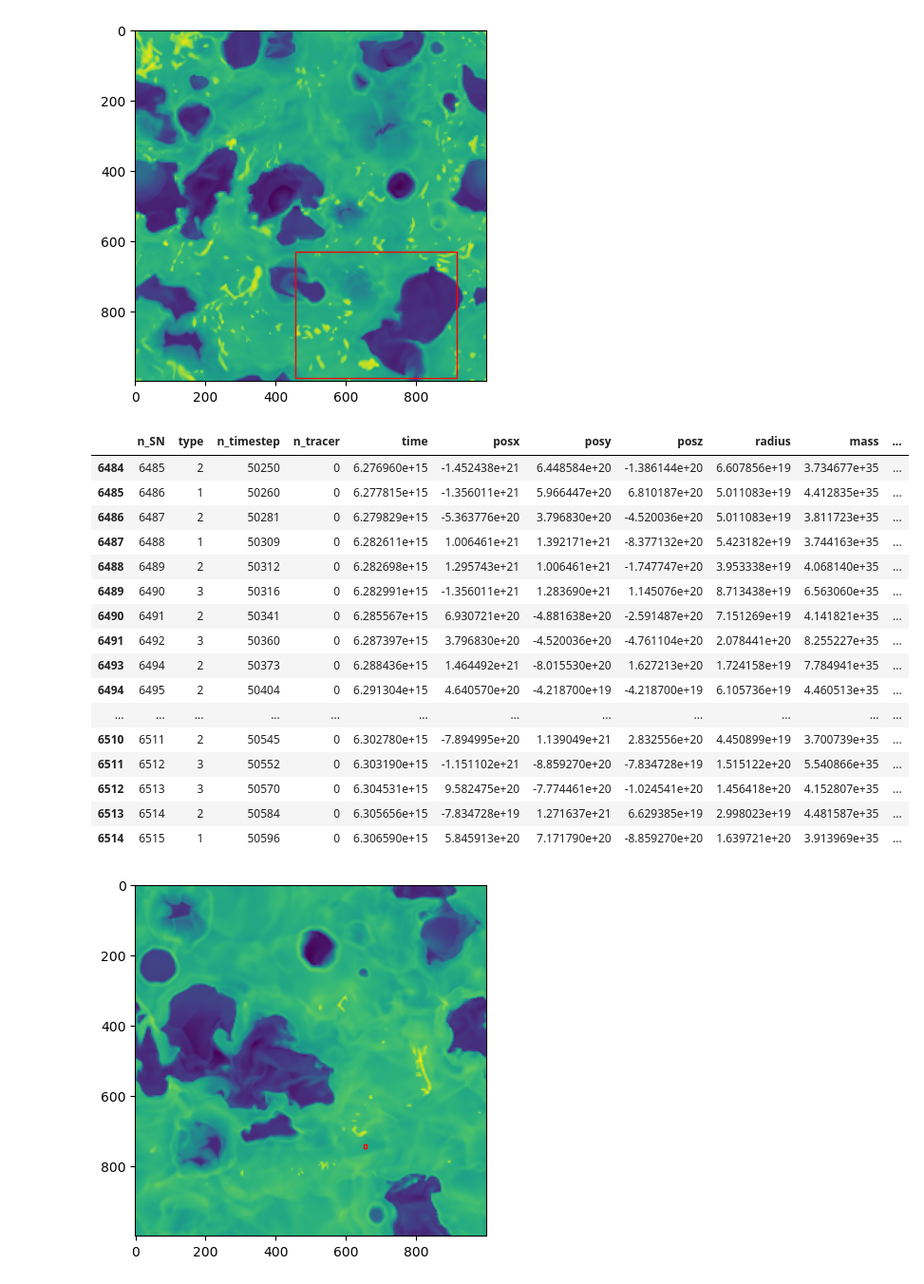
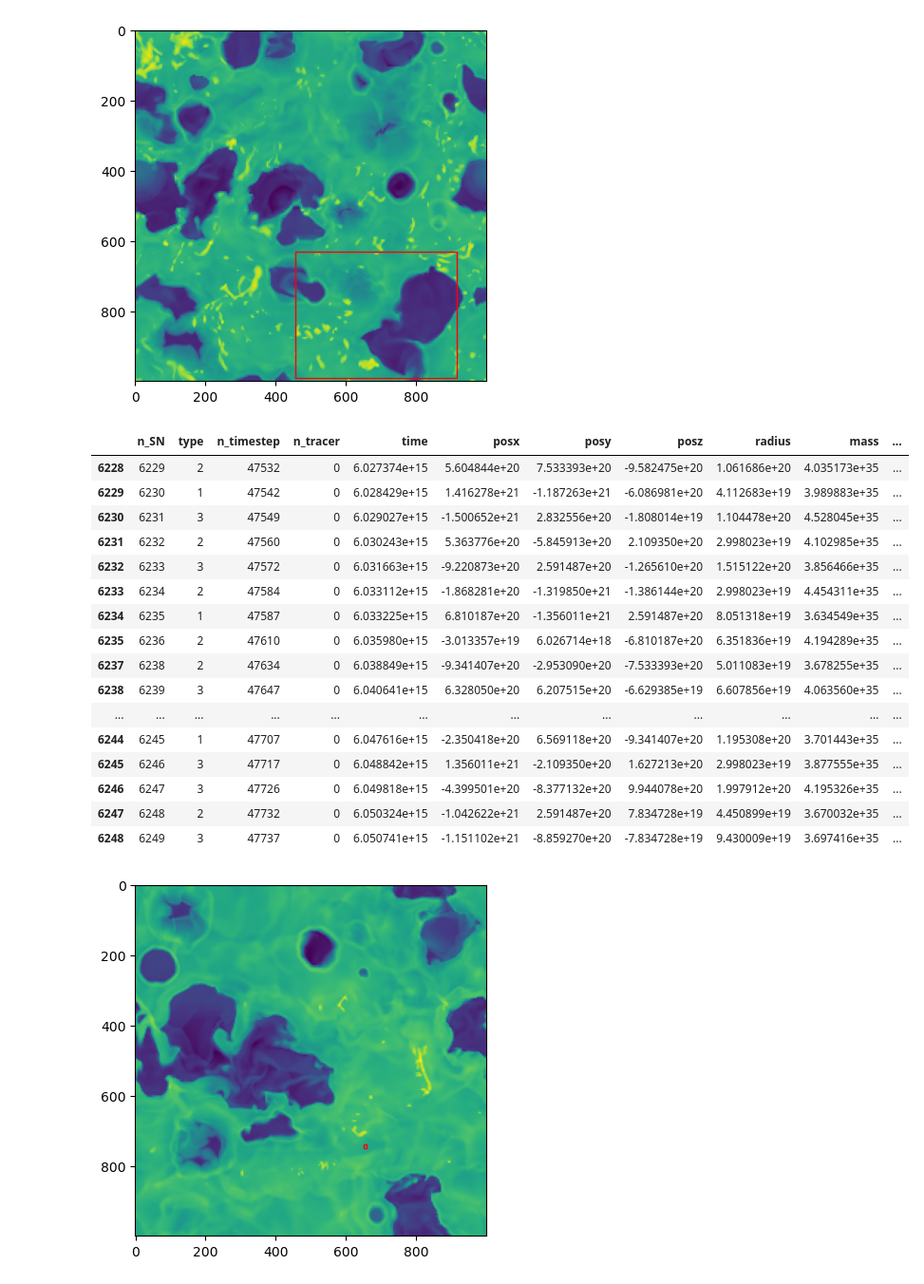
Before and after one commit to Joycelyn-Chen/Astro-Phase-Diagram, a Jupyter notebook: Scripts/tracing_SN_events.ipynb, the cells around one changed output. Shown at 95% size. Cells and saved outputs as stored; diff of their text form; code cells hidden in the pictures.

```diff
--- a/Scripts/tracing_SN_events.ipynb
+++ b/Scripts/tracing_SN_events.ipynb
@@ -60,16 +74,16 @@ import os
 
 # List all .dat files in the current directory
 # CV lab
-# dat_file_root = "/home/joy0921/Desktop/2023S/Dataset/SNfeedback"
+dat_file_root = "/home/joy0921/Desktop/Dataset/SNfeedback"
 
 # Compute2.idsl
-dat_file_root = "/home/joy0921/Desktop/Dataset/SNfeedback"
+# dat_file_root = "/home/joy0921/Desktop/Dataset/SNfeedback"
 
 # Mac
 # dat_file_root = "/Users/joycelynchen/Desktop/UBC/Research/Program/AstroSegTrack/Data/SNfeedback"
 
 # dat_files = glob(os.path.join(dat_file_root, "*.dat"))
-dat_files = ["/home/joy0921/Desktop/Dataset/SNfeedback/SNfeedback.dat"]
+dat_files = [os.path.join(dat_file_root, "SNfeedback.dat")]
 
 
 # Initialize an empty DataFrame
@@ -188,34 +202,34 @@ low_x0, low_y0 = low_x0 - 500, low_y0 - 500
 # %%
 low_x0, low_y0, low_w, low_h, bottom_z, top_z = -500, -500, 1000, 1000, -500, 500
 # %%
-start_yr = 199
-end_yr = 200
+start_yr = 191.1
+end_yr = 191.9
 
 # Filter data based on specified conditions
 filtered_data = filter_data(all_data[(all_data['time_Myr'] >= start_yr) & (all_data['time_Myr'] <= end_yr)],
                             (low_x0, low_y0, low_w, low_h, bottom_z, top_z))
 # filtered_data = filter_data(all_data[(all_data['time_Myr'] >= start_yr) & (all_data['time_Myr'] <= end_yr)], (-92, -101, 50, 50, -400, 400))
 
 
 # Print the resulting DataFrame
 filtered_data
 # filtered_data.iloc[0]["posx_pc"]
 # %% [output]
 |  | n_SN | type | n_timestep | n_tracer | time | posx | posy | posz | radius | mass | ... |
-| 6484 | 6485 | 2 | 50250 | 0 | 6.276960e+15 | -1.452438e+21 | 6.448584e+20 | -1.386144e+20 | 6.607856e+19 | 3.734677e+35 | ... |
-| 6485 | 6486 | 1 | 50260 | 0 | 6.277815e+15 | -1.356011e+21 | 5.966447e+20 | 6.810187e+20 | 5.011083e+19 | 4.412835e+35 | ... |
-| 6486 | 6487 | 2 | 50281 | 0 | 6.279829e+15 | -5.363776e+20 | 3.796830e+20 | -4.520036e+20 | 5.011083e+19 | 3.811723e+35 | ... |
-| 6487 | 6488 | 1 | 50309 | 0 | 6.282611e+15 | 1.006461e+21 | 1.392171e+21 | -8.377132e+20 | 5.423182e+19 | 3.744163e+35 | ... |
-| 6488 | 6489 | 2 | 50312 | 0 | 6.282698e+15 | 1.295743e+21 | 1.006461e+21 | -1.747747e+20 | 3.953338e+19 | 4.068140e+35 | ... |
-| 6489 | 6490 | 3 | 50316 | 0 | 6.282991e+15 | -1.356011e+21 | 1.283690e+21 | 1.145076e+20 | 8.713438e+19 | 6.563060e+35 | ... |
-| 6490 | 6491 | 2 | 50341 | 0 | 6.285567e+15 | 6.930721e+20 | -4.881638e+20 | -2.591487e+20 | 7.151269e+19 | 4.141821e+35 | ... |
-| 6491 | 6492 | 3 | 50360 | 0 | 6.287397e+15 | 3.796830e+20 | -4.520036e+20 | -4.761104e+20 | 2.078441e+20 | 8.255227e+35 | ... |
-| 6493 | 6494 | 2 | 50373 | 0 | 6.288436e+15 | 1.464492e+21 | -8.015530e+20 | 1.627213e+20 | 1.724158e+19 | 7.784941e+35 | ... |
-| 6494 | 6495 | 2 | 50404 | 0 | 6.291304e+15 | 4.640570e+20 | -4.218700e+19 | -4.218700e+19 | 6.105736e+19 | 4.460513e+35 | ... |
+| 6228 | 6229 | 2 | 47532 | 0 | 6.027374e+15 | 5.604844e+20 | 7.533393e+20 | -9.582475e+20 | 1.061686e+20 | 4.035173e+35 | ... |
+| 6229 | 6230 | 1 | 47542 | 0 | 6.028429e+15 | 1.416278e+21 | -1.187263e+21 | -6.086981e+20 | 4.112683e+19 | 3.989883e+35 | ... |
+| 6230 | 6231 | 3 | 47549 | 0 | 6.029027e+15 | -1.500652e+21 | 2.832556e+20 | -1.808014e+19 | 1.104478e+20 | 4.528045e+35 | ... |
+| 6231 | 6232 | 2 | 47560 | 0 | 6.030243e+15 | 5.363776e+20 | -5.845913e+20 | 2.109350e+20 | 2.998023e+19 | 4.102985e+35 | ... |
+| 6232 | 6233 | 3 | 47572 | 0 | 6.031663e+15 | -9.220873e+20 | 2.591487e+20 | -1.265610e+20 | 1.515122e+20 | 3.856466e+35 | ... |
+| 6233 | 6234 | 2 | 47584 | 0 | 6.033112e+15 | -1.868281e+20 | -1.319850e+21 | -1.386144e+20 | 2.998023e+19 | 4.454311e+35 | ... |
+| 6234 | 6235 | 1 | 47587 | 0 | 6.033225e+15 | 6.810187e+20 | -1.356011e+21 | 2.591487e+20 | 8.051318e+19 | 3.634549e+35 | ... |
+| 6235 | 6236 | 2 | 47610 | 0 | 6.035980e+15 | -3.013357e+19 | 6.026714e+18 | -6.810187e+20 | 6.351836e+19 | 4.194289e+35 | ... |
+| 6237 | 6238 | 2 | 47634 | 0 | 6.038849e+15 | -9.341407e+20 | -2.953090e+20 | -7.533393e+20 | 5.011083e+19 | 3.678255e+35 | ... |
+| 6238 | 6239 | 3 | 47647 | 0 | 6.040641e+15 | 6.328050e+20 | 6.207515e+20 | -6.629385e+19 | 6.607856e+19 | 4.063560e+35 | ... |
 | ... | ... | ... | ... | ... | ... | ... | ... | ... | ... | ... | ... |
-| 6510 | 6511 | 2 | 50545 | 0 | 6.302780e+15 | -7.894995e+20 | 1.139049e+21 | 2.832556e+20 | 4.450899e+19 | 3.700739e+35 | ... |
-| 6511 | 6512 | 3 | 50552 | 0 | 6.303190e+15 | -1.151102e+21 | -8.859270e+20 | -7.834728e+19 | 1.515122e+20 | 5.540866e+35 | ... |
-| 6512 | 6513 | 3 | 50570 | 0 | 6.304531e+15 | 9.582475e+20 | -7.774461e+20 | -1.024541e+20 | 1.456418e+20 | 4.152807e+35 | ... |
-| 6513 | 6514 | 2 | 50584 | 0 | 6.305656e+15 | -7.834728e+19 | 1.271637e+21 | 6.629385e+19 | 2.998023e+19 | 4.481587e+35 | ... |
-| 6514 | 6515 | 1 | 50596 | 0 | 6.306590e+15 | 5.845913e+20 | 7.171790e+20 | -8.859270e+20 | 1.639721e+20 | 3.913969e+35 | ... |
+| 6244 | 6245 | 1 | 47707 | 0 | 6.047616e+15 | -2.350418e+20 | 6.569118e+20 | -9.341407e+20 | 1.195308e+20 | 3.701443e+35 | ... |
+| 6245 | 6246 | 3 | 47717 | 0 | 6.048842e+15 | 1.356011e+21 | -2.109350e+20 | 1.627213e+20 | 2.998023e+19 | 3.877555e+35 | ... |
+| 6246 | 6247 | 3 | 47726 | 0 | 6.049818e+15 | -4.399501e+20 | -8.377132e+20 | 9.944078e+20 | 1.997912e+20 | 4.195326e+35 | ... |
+| 6247 | 6248 | 2 | 47732 | 0 | 6.050324e+15 | -1.042622e+21 | 2.591487e+20 | 7.834728e+19 | 4.450899e+19 | 3.670032e+35 | ... |
+| 6248 | 6249 | 3 | 47737 | 0 | 6.050741e+15 | -1.151102e+21 | -8.859270e+20 | -7.834728e+19 | 9.430009e+19 | 3.697416e+35 | ... |
 # %%
```
Also changed, not shown: parts of 3 cells of this notebook.
